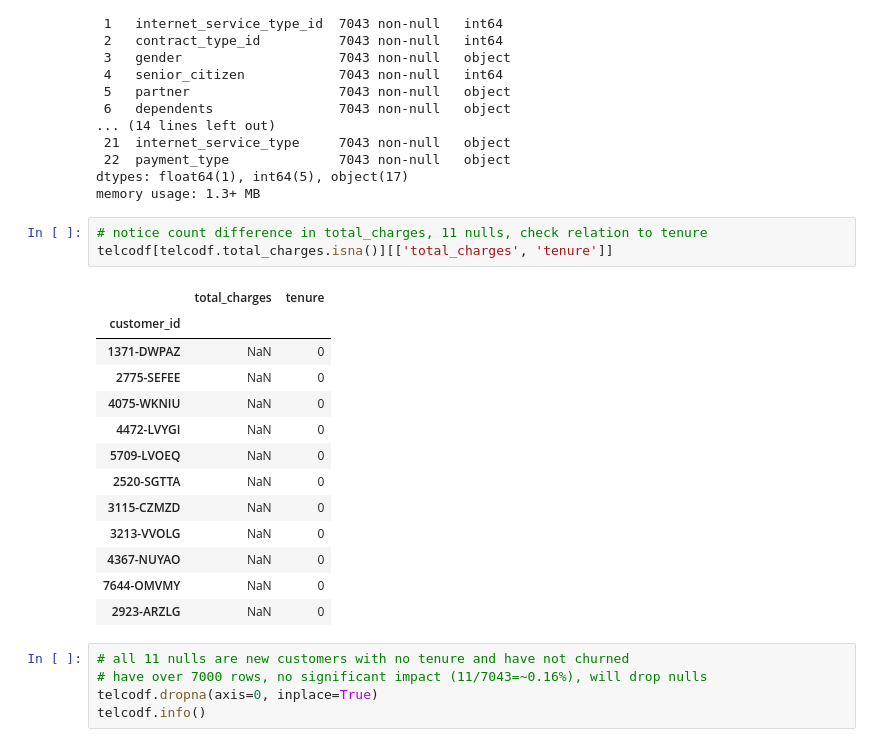
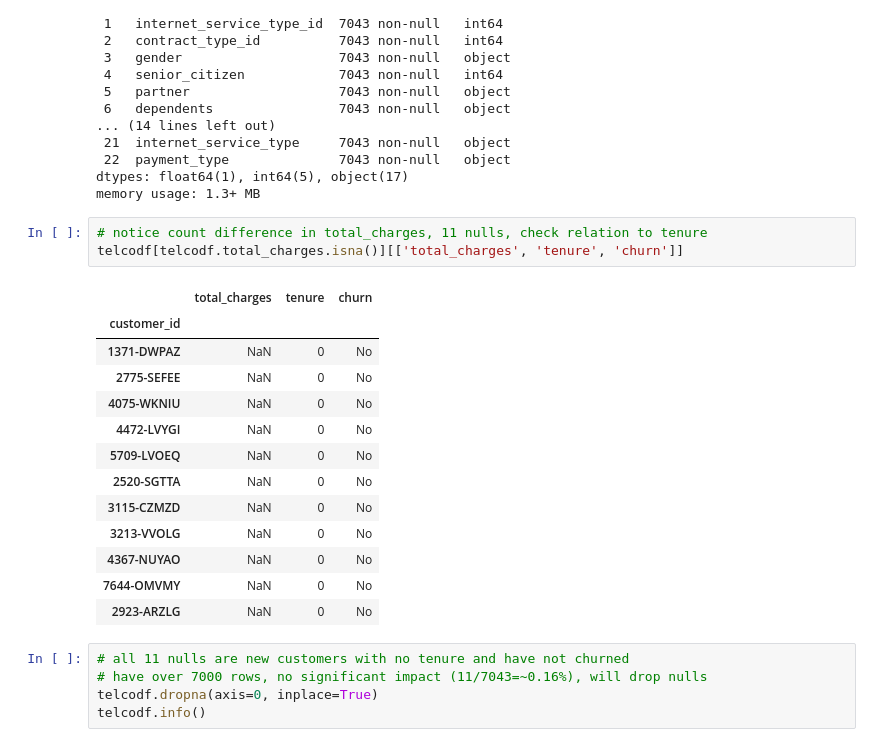
Before and after one commit to chadallen210/telco_classification_project, a Jupyter notebook: workbook.ipynb, the cells around one changed output. Saved outputs shown, nothing was run; the diff lists cells and outputs as text.

```diff
--- a/workbook.ipynb
+++ b/workbook.ipynb
@@ -265,21 +268,21 @@ dtypes: float64(1), int64(5), object(17)
 memory usage: 1.3+ MB
 # %%
 # notice count difference in total_charges, 11 nulls, check relation to tenure
-telcodf[telcodf.total_charges.isna()][['total_charges', 'tenure']]
+telcodf[telcodf.total_charges.isna()][['total_charges', 'tenure', 'churn']]
 # %% [output]
-|  | total_charges | tenure |
-| customer_id |  |  |
-| 1371-DWPAZ | NaN | 0 |
-| 2775-SEFEE | NaN | 0 |
-| 4075-WKNIU | NaN | 0 |
-| 4472-LVYGI | NaN | 0 |
-| 5709-LVOEQ | NaN | 0 |
-| 2520-SGTTA | NaN | 0 |
-| 3115-CZMZD | NaN | 0 |
-| 3213-VVOLG | NaN | 0 |
-| 4367-NUYAO | NaN | 0 |
-| 7644-OMVMY | NaN | 0 |
-| 2923-ARZLG | NaN | 0 |
+|  | total_charges | tenure | churn |
+| customer_id |  |  |  |
+| 1371-DWPAZ | NaN | 0 | No |
+| 2775-SEFEE | NaN | 0 | No |
+| 4075-WKNIU | NaN | 0 | No |
+| 4472-LVYGI | NaN | 0 | No |
+| 5709-LVOEQ | NaN | 0 | No |
+| 2520-SGTTA | NaN | 0 | No |
+| 3115-CZMZD | NaN | 0 | No |
+| 3213-VVOLG | NaN | 0 | No |
+| 4367-NUYAO | NaN | 0 | No |
+| 7644-OMVMY | NaN | 0 | No |
+| 2923-ARZLG | NaN | 0 | No |
 # %%
 # all 11 nulls are new customers with no tenure and have not churned
 # have over 7000 rows, no significant impact (11/7043=~0.16%), will drop nulls
```
Also changed, not shown: parts of 45 cells of this notebook.
